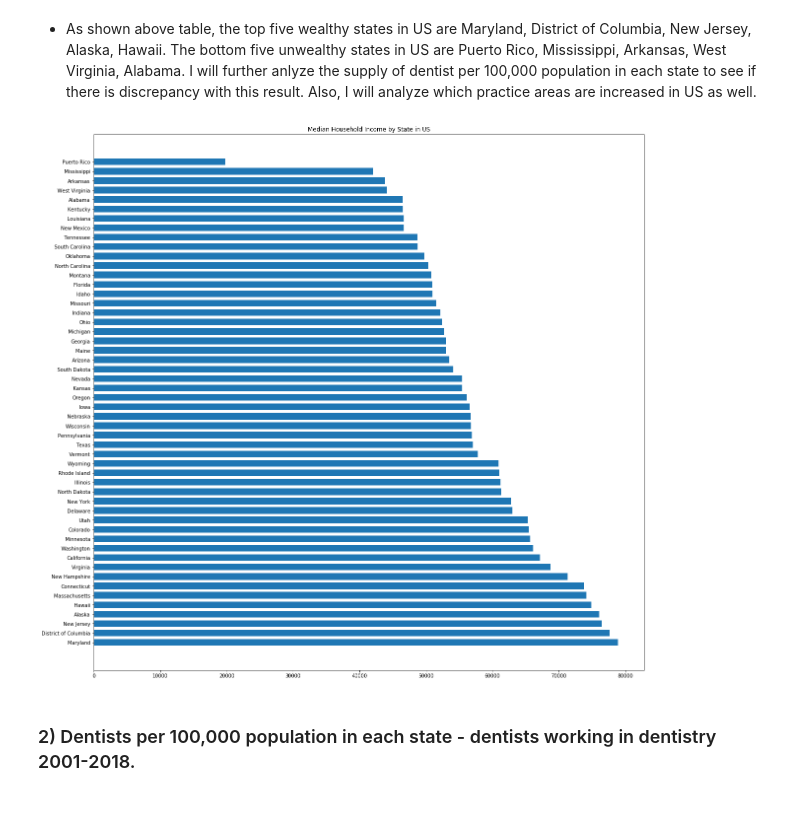
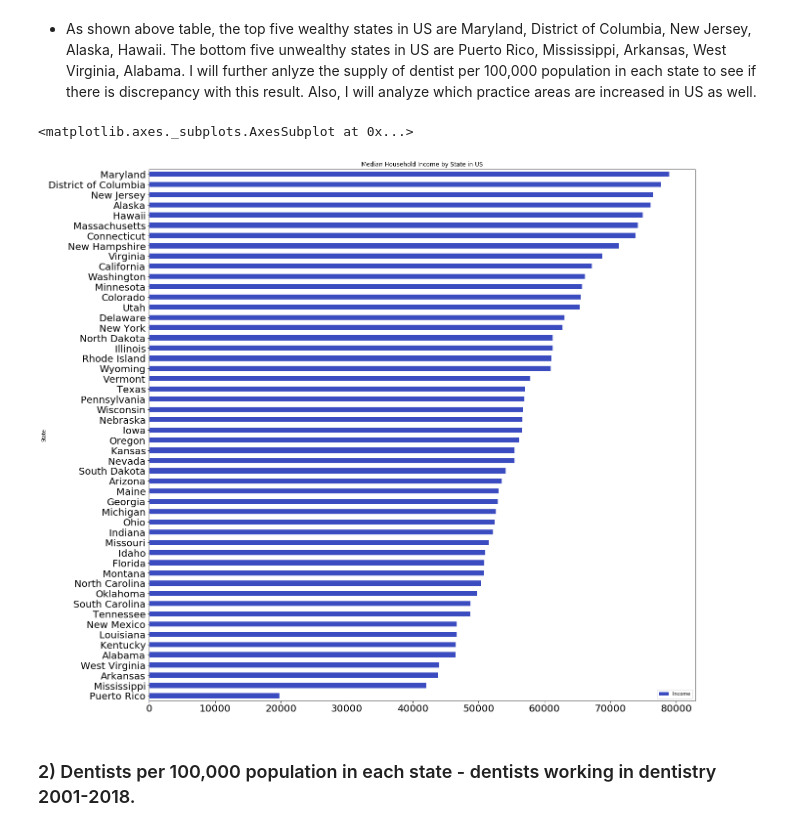
Before and after one commit to mhan1/Capstone-Project, a Jupyter notebook: Minyeong Han_Analysis Key findings and recommendations.ipynb, the cells around one changed output. Saved outputs shown, nothing was run; the diff lists cells and outputs as text; code cells hidden in the pictures.

```diff
--- a/Minyeong Han_Analysis Key findings and recommendations.ipynb
+++ b/Minyeong Han_Analysis Key findings and recommendations.ipynb
@@ -274,18 +274,15 @@ result1
 # %% [markdown]
 - As shown above table, the top five wealthy states in US are Maryland, District of Columbia, New Jersey, Alaska, Hawaii. The bottom five unwealthy states in US are Puerto Rico, Mississippi, Arkansas, West Virginia, Alabama. I will further anlyze the supply of dentist per 100,000 population in each state to see if there is discrepancy with this result. Also, I will analyze which practice areas are increased in US as well.
 # %%
-#visualizing the result using bar chart.
-plt.subplots(figsize=(20,20))
-
-State = df1['State']
-Income = df1['Income']
-
-plt.barh(State, Income, height=0.7)
-plt.title('Median Household Income by State in US')
-
-plt.show()
+#visualizing the result by bar chart
+sorted_df1 = df1.sort_values(by='Income', ascending=True)
+sorted_df1.plot('State', 'Income', kind='barh',
+         figsize=(20, 20),
+         fontsize=20, colormap='coolwarm',
+         title='Median Household Income by State in US')
 # %% [output]
+<matplotlib.axes._subplots.AxesSubplot at 0x...>
-[figure, old version]
+[figure, new version]
 # %% [markdown]
 ### 2) Dentists per 100,000 population in each state - dentists working in dentistry 2001-2018.
 # %%
```
Also changed, not shown: parts of 32 cells of this notebook.
